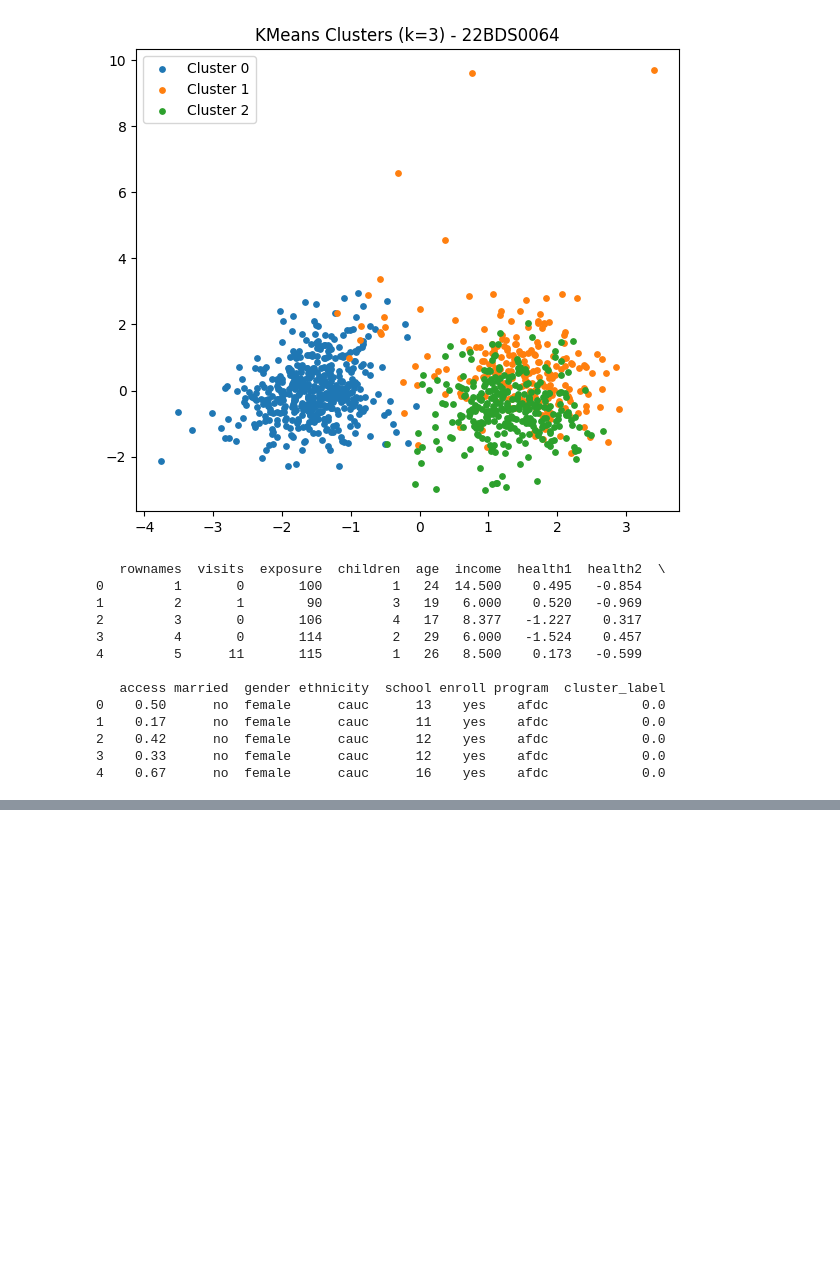
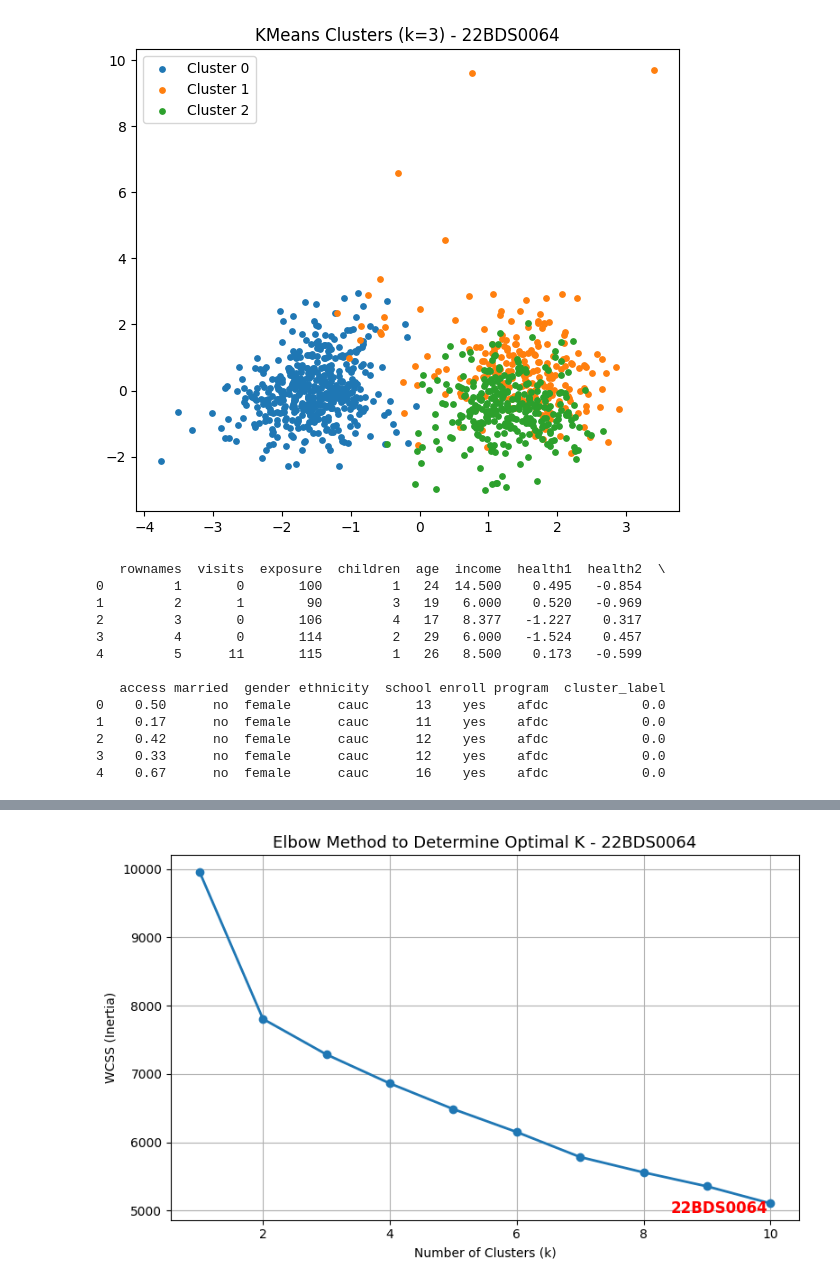
Before and after one commit to devansh391k/22BDS0064, a Jupyter notebook: 22BDS0064.ipynb, the cells around one changed output, grey strips where cells are left out. Drawn from its saved outputs; the diff is of its cells as text; code cells hidden in the pictures; blank space fills up the shorter version.

```diff
--- a/22BDS0064.ipynb
+++ b/22BDS0064.ipynb
@@ -670,0 +875,91 @@ if len(numeric_cols) >= 2:
+# %%
+# ============================================================
+# K-MEANS CLUSTERING - Medicaid Dataset (22BDS0064)
+# ============================================================
+
+# Required Libraries
+import pandas as pd
+import matplotlib.pyplot as plt
+from sklearn.cluster import KMeans
+from sklearn.preprocessing import StandardScaler
+import seaborn as sns
+import numpy as np
+
+# ✅ Select only numeric columns & drop missing rows
+numeric_df = df.select_dtypes(include=np.number).dropna()
+
+# ✅ Standardize numeric values
+scaler = StandardScaler()
+scaled_data = scaler.fit_transform(numeric_df)
+
+# ============================================================
+# ✅ ELBOW METHOD (to determine optimal k)
+# ============================================================
+
+wcss = []   # Within-cluster sum of squares (inertia)
+K_range = range(1, 11)
+seed = 42   # Random seed for reproducibility
+
+for k in K_range:
+    kmeans = KMeans(n_clusters=k, init='k-means++', random_state=seed, n_init=10)
+    kmeans.fit(scaled_data)
+    wcss.append(kmeans.inertia_)
+
+plt.figure(figsize=(8, 5))
+plt.plot(K_range, wcss, marker='o', linewidth=2)
+plt.title("Elbow Method to Determine Optimal K - 22BDS0064", fontsize=13)
+plt.xlabel("Number of Clusters (k)")
+plt.ylabel("WCSS (Inertia)")
+plt.grid(True)
+
+# Add registration number on the plot
+plt.text(0.95, 0.02, "22BDS0064",
+         transform=plt.gca().transAxes,
+         fontsize=12, color="red", fontweight="bold", ha="right")
+
+plt.tight_layout()
+plt.show()
+
+# ============================================================
+# ✅ FINAL MODEL (Choose optimal_k based on elbow plot)
+# ============================================================
+
+optimal_k = 3   # change if your elbow graph suggests a different K
+
+kmeans_final = KMeans(n_clusters=optimal_k, init='k-means++', random_state=seed, n_init=10)
+cluster_labels = kmeans_final.fit_predict(scaled_data)
+
+# Add cluster labels back to numeric DF
+clustered_numeric_df = numeric_df.copy()
+clustered_numeric_df['Cluster'] = cluster_labels
+
+# ============================================================
+# ✅ 2D SCATTER PLOT (only if dataset has at least 2 numeric attributes)
+# ============================================================
+
+if clustered_numeric_df.shape[1] > 2:
+    plt.figure(figsize=(8, 5))
+    sns.scatterplot(
+        x=clustered_numeric_df.iloc[:, 0],
+        y=clustered_numeric_df.iloc[:, 1],
+        hue=clustered_numeric_df['Cluster'],
+        palette='Set1',
+        s=60
+    )
+
+    plt.title(f"K-Means Clustering (k={optimal_k}) - 22BDS0064", fontsize=13)
+    plt.xlabel(clustered_numeric_df.columns[0])
+    plt.ylabel(clustered_numeric_df.columns[1])
+    plt.grid(True)
+
+    # Add registration number
+    plt.text(0.95, 0.02, "22BDS0064",
+             transform=plt.gca().transAxes,
+             fontsize=12, color="red", fontweight="bold", ha="right")
+
+    plt.tight_layout()
+    plt.show()
+else:
+    print("Not enough numeric columns to visualize clusters in 2D.")
+# %% [output]
+[figure, added]
```
Also changed, not shown: parts of 11 cells of this notebook.
